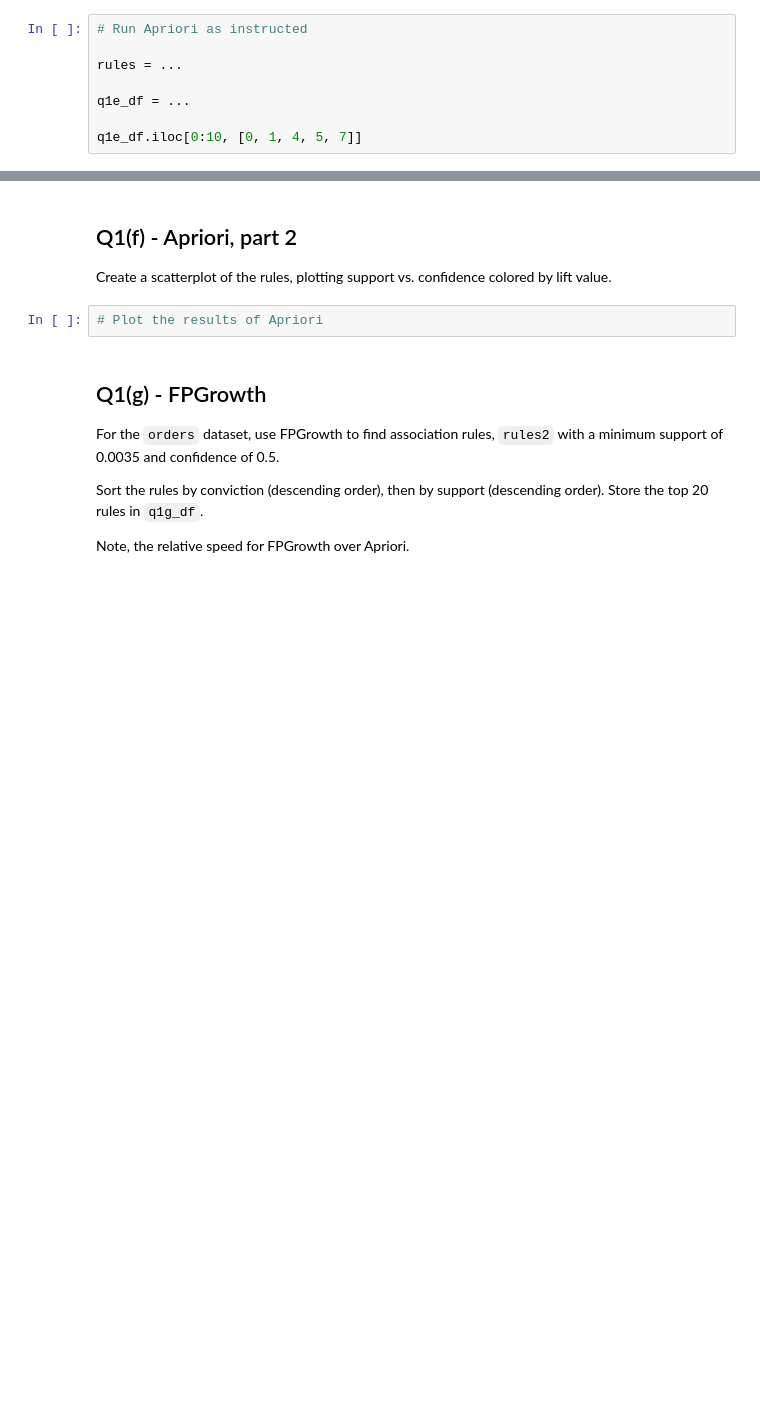
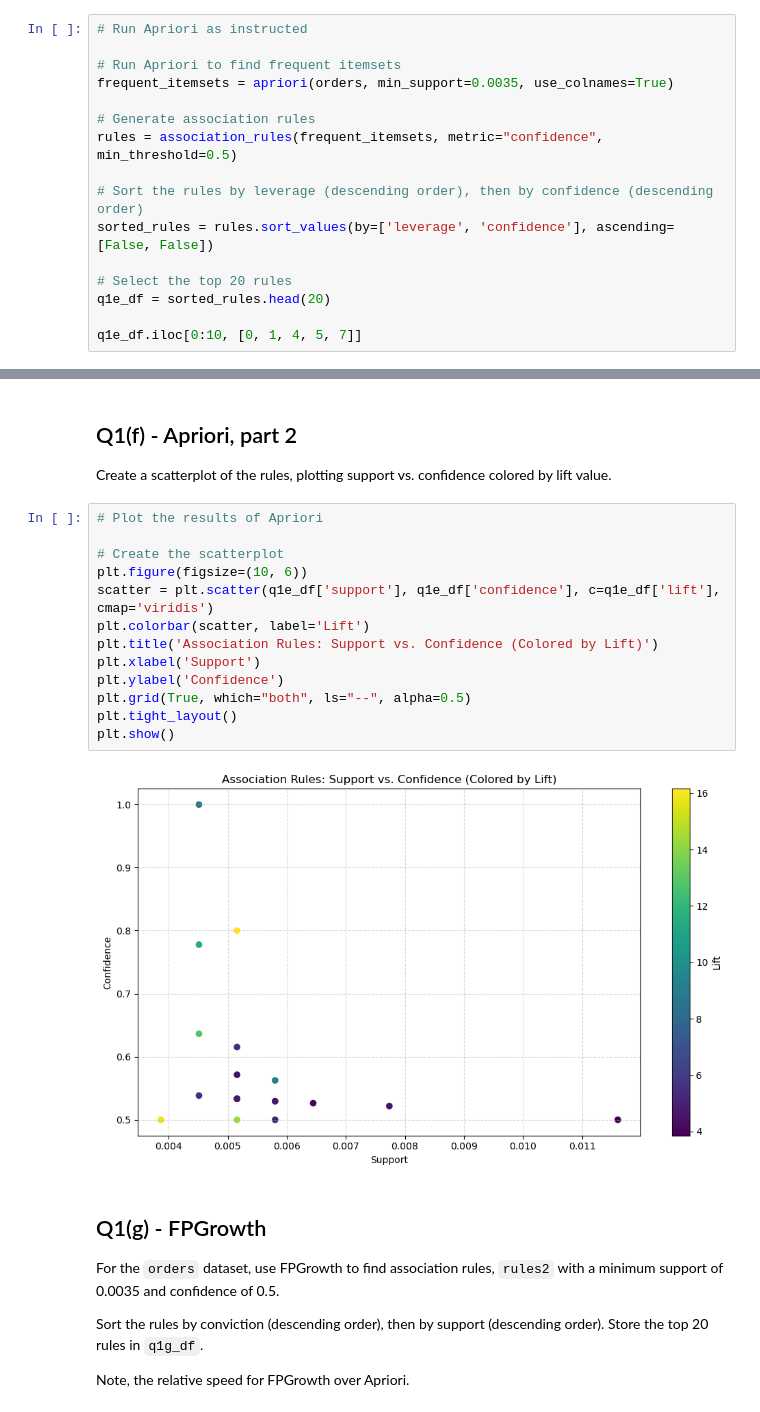
Before and after one commit to Spades5665/MTUClasses, a Jupyter notebook: CS4821-DataMining/a5/a5.ipynb, the cells around one changed output, grey strips where cells are left out. Drawn from its saved outputs; the diff is of its cells as text; blank space fills up the shorter version.

```diff
--- a/CS4821-DataMining/a5/a5.ipynb
+++ b/CS4821-DataMining/a5/a5.ipynb
@@ -239,8 +293,16 @@ Note, the minimum support level is rather high given the information plotted in
 # %%
 # Run Apriori as instructed
 
-rules = ...
+# Run Apriori to find frequent itemsets
+frequent_itemsets = apriori(orders, min_support=0.0035, use_colnames=True)
 
-q1e_df = ...
+# Generate association rules
+rules = association_rules(frequent_itemsets, metric="confidence", min_threshold=0.5)
+
+# Sort the rules by leverage (descending order), then by confidence (descending order)
+sorted_rules = rules.sort_values(by=['leverage', 'confidence'], ascending=[False, False])
+
+# Select the top 20 rules
+q1e_df = sorted_rules.head(20)
 
 q1e_df.iloc[0:10, [0, 1, 4, 5, 7]]
@@ -254,6 +330,19 @@ grader.check("q1e")
 Create a scatterplot of the rules, plotting support vs. confidence colored by lift value.
 # %%
 # Plot the results of Apriori
+
+# Create the scatterplot
+plt.figure(figsize=(10, 6))
+scatter = plt.scatter(q1e_df['support'], q1e_df['confidence'], c=q1e_df['lift'], cmap='viridis')
+plt.colorbar(scatter, label='Lift')
+plt.title('Association Rules: Support vs. Confidence (Colored by Lift)')
+plt.xlabel('Support')
+plt.ylabel('Confidence')
+plt.grid(True, which="both", ls="--", alpha=0.5)
+plt.tight_layout()
+plt.show()
+# %% [output]
+[figure, added]
 # %% [markdown]
 <!-- END QUESTION -->
 
```
Also changed, not shown: parts of 9 cells of this notebook.
